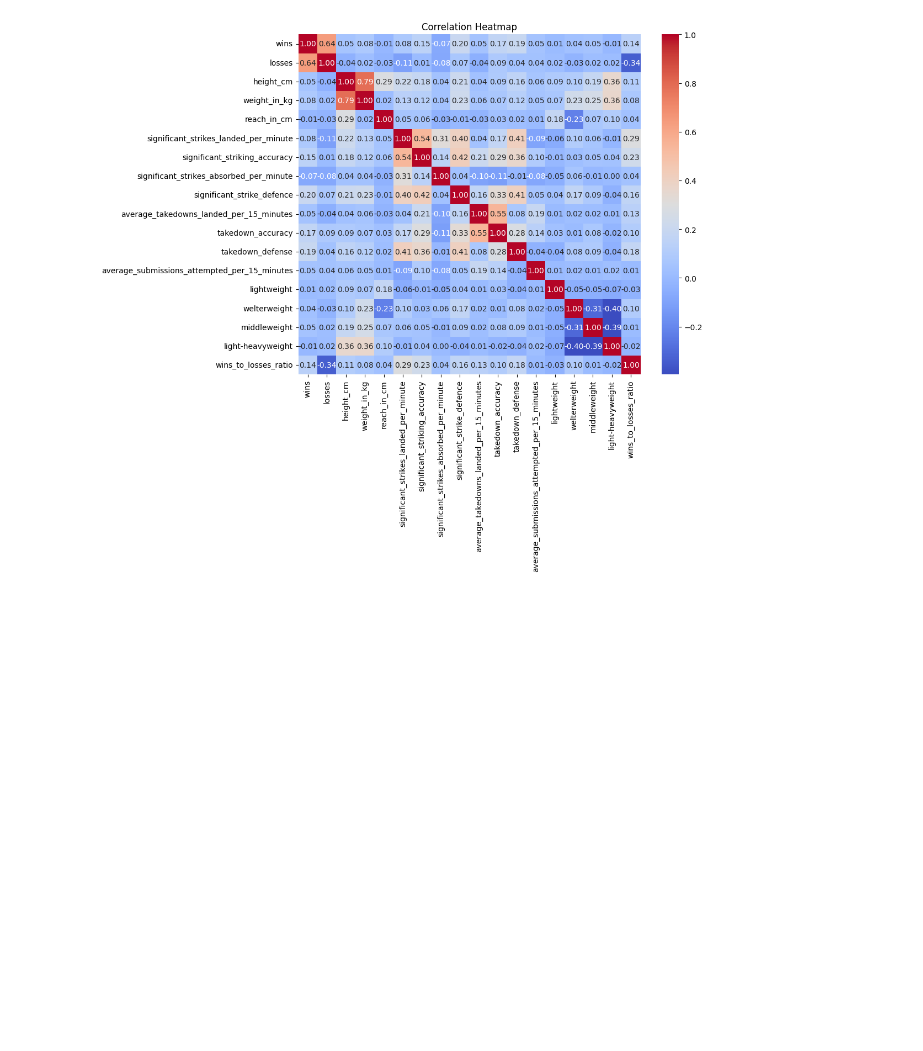
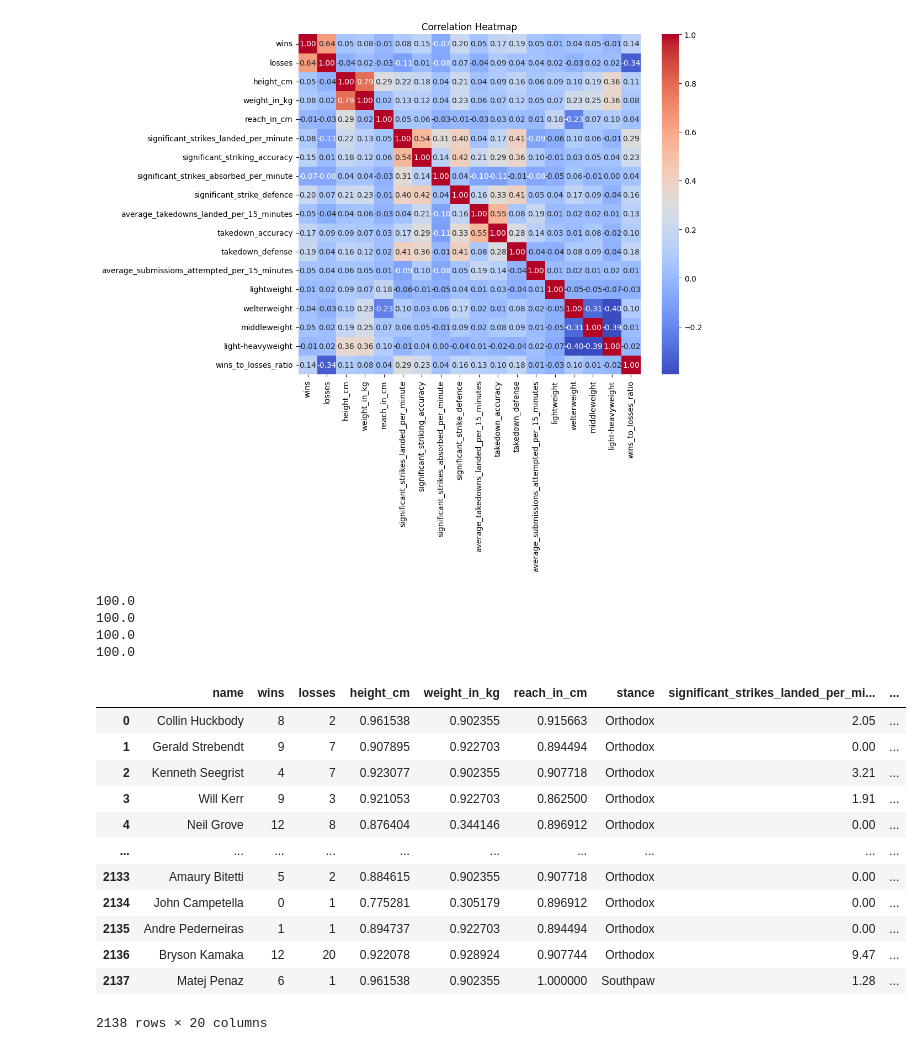
Before and after one commit to Nfedans/DAV_CA, a Jupyter notebook: main.ipynb, the cells around one changed output. Cells and saved outputs as stored; diff of their text form; code cells hidden in the pictures; blank space fills up the shorter version.

Commit message:
Normalise some additional columns

```diff
--- a/main.ipynb
+++ b/main.ipynb
@@ -620,3 +620,39 @@ plt.show()
 
 # 0.18 cor between significant_striking_accuracy and height, probably means the taller fighters size plays to their advantage
 # 0.22 cor between significant_strikes_landed and height, means same as above
+# %%
+# takedown_defense
+# takedown_accuracy
+# significant_strike_defence
+# significant_striking_accuracy
+
+# i think all of the above are on a 0 to 100 scale, in which case they should probably be rescaled down
+print(df['takedown_defense'].max())
+print(df['takedown_accuracy'].max())
+print(df['significant_strike_defence'].max())
+print(df['significant_striking_accuracy'].max())
+
+df['takedown_defense'] = df['takedown_defense'] / 100
+df['takedown_accuracy'] = df['takedown_accuracy'] / 100
+df['significant_strike_defence'] = df['significant_strike_defence'] / 100
+df['significant_striking_accuracy'] = df['significant_striking_accuracy'] / 100
+
+df
+# %% [output]
+100.0
+100.0
+100.0
+100.0
+|  | name | wins | losses | height_cm | weight_in_kg | reach_in_cm | stance | significant_strikes_landed_per_mi... | ... |
+| 0 | Collin Huckbody | 8 | 2 | 0.961538 | 0.902355 | 0.915663 | Orthodox | 2.05 | ... |
+| 1 | Gerald Strebendt | 9 | 7 | 0.907895 | 0.922703 | 0.894494 | Orthodox | 0.00 | ... |
+| 2 | Kenneth Seegrist | 4 | 7 | 0.923077 | 0.902355 | 0.907718 | Orthodox | 3.21 | ... |
+| 3 | Will Kerr | 9 | 3 | 0.921053 | 0.922703 | 0.862500 | Orthodox | 1.91 | ... |
+| 4 | Neil Grove | 12 | 8 | 0.876404 | 0.344146 | 0.896912 | Orthodox | 0.00 | ... |
+| ... | ... | ... | ... | ... | ... | ... | ... | ... | ... |
+| 2133 | Amaury Bitetti | 5 | 2 | 0.884615 | 0.902355 | 0.907718 | Orthodox | 0.00 | ... |
+| 2134 | John Campetella | 0 | 1 | 0.775281 | 0.305179 | 0.896912 | Orthodox | 0.00 | ... |
+| 2135 | Andre Pederneiras | 1 | 1 | 0.894737 | 0.922703 | 0.894494 | Orthodox | 0.00 | ... |
+| 2136 | Bryson Kamaka | 12 | 20 | 0.922078 | 0.928924 | 0.907744 | Orthodox | 9.47 | ... |
+| 2137 | Matej Penaz | 6 | 1 | 0.961538 | 0.902355 | 1.000000 | Southpaw | 1.28 | ... |
+2138 rows × 20 columns
```
Also changed, not shown: parts of 1 cell of this notebook.
